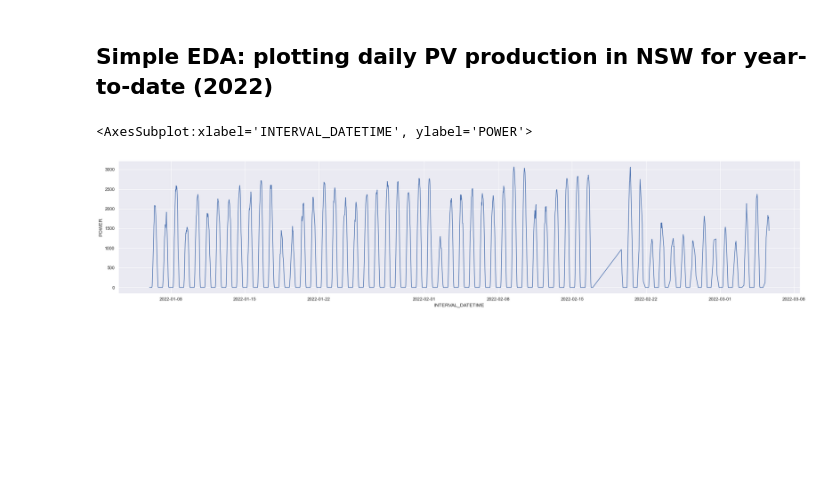
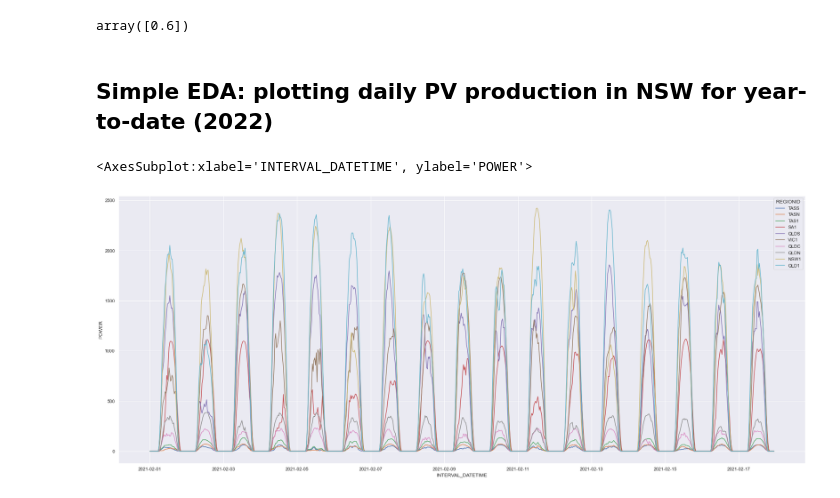
Before and after one commit to the-rahul-kumar/UNSW-Group-C-Project, a Jupyter notebook: src/Mat/rooftop_pv.ipynb, the cells around one changed output. Drawn from its saved outputs; the diff is of its cells as text; code cells hidden in the pictures; blank space fills up the shorter version.

Commit message:
Added improved EDA graphing and more detailed notes on pre-processing to the Jupyter notebook

```diff
--- a/src/Mat/rooftop_pv.ipynb
+++ b/src/Mat/rooftop_pv.ipynb
@@ -87,3 +127,7 @@ satellite_merge_df.head(5)
+# %%
+satellite_merge_df['QI'].unique()
+# %% [output]
+array([0.6])
 # %%
 # Sort by INTERVAL_DATETIME in ascending order and write out to .CSV
 
@@ -96,8 +140,8 @@ measurement_merge_df = measurement_merge_df.sort_values(by='INTERVAL_DATETIME',
 # %% [markdown]
 ## Simple EDA: plotting daily PV production in NSW for year-to-date (2022)
 # %%
-sns.set(rc={"figure.figsize": (30,6)})
-sns.lineplot(x='INTERVAL_DATETIME', y='POWER', data=measurement_merge_df[(measurement_merge_df.INTERVAL_DATETIME >= '2022-01-01') & (measurement_merge_df.REGIONID == 'NSW1')])
+sns.set(rc={"figure.figsize": (30,12)})
+sns.lineplot(x='INTERVAL_DATETIME', y='POWER', hue='REGIONID', data=measurement_merge_df[(measurement_merge_df.INTERVAL_DATETIME >= '2021-02-01') & (measurement_merge_df.INTERVAL_DATETIME <= '2021-03-01')])
 # %% [output]
 <AxesSubplot:xlabel='INTERVAL_DATETIME', ylabel='POWER'>
-[figure, old version]
+[figure, new version]
```
Also changed, not shown: parts of 7 cells of this notebook.
